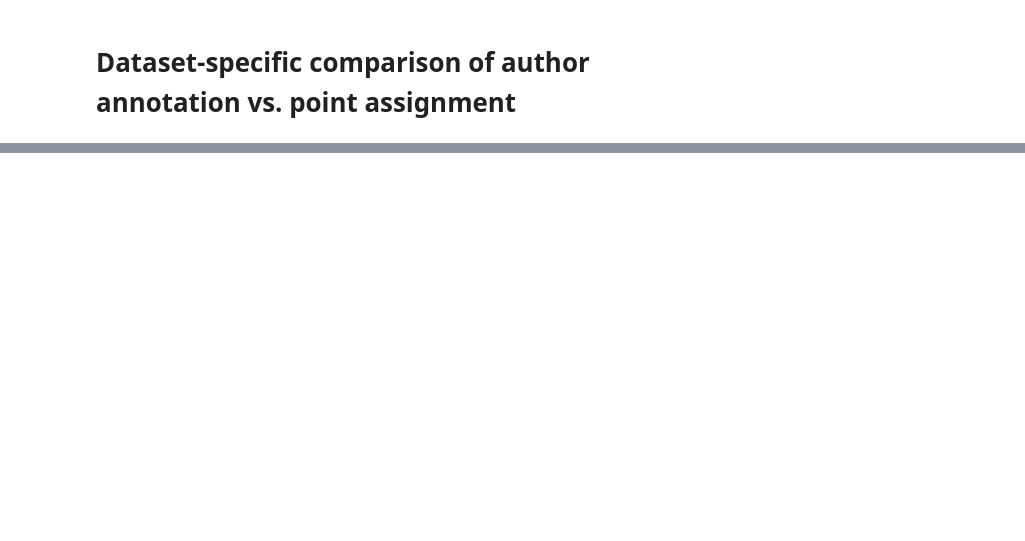
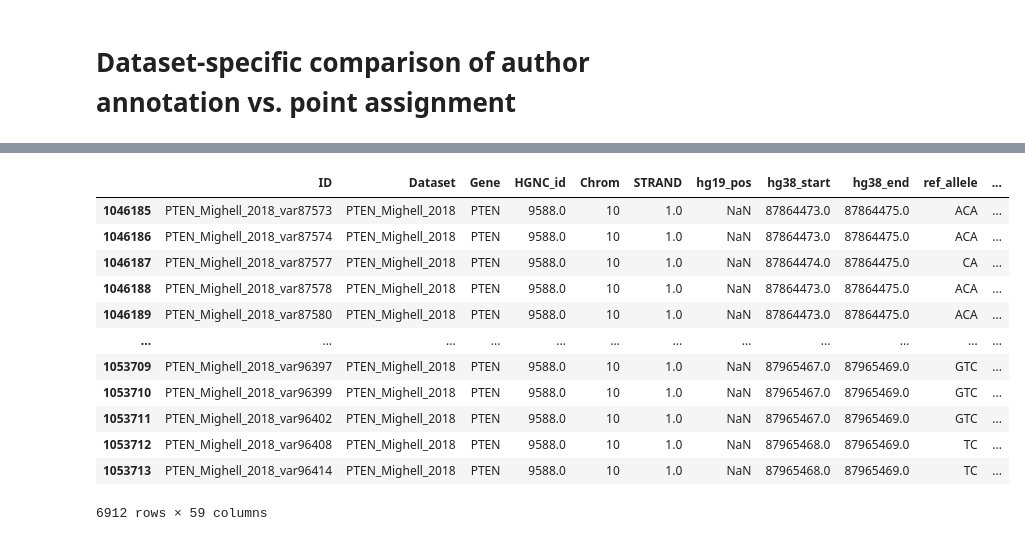
Before and after one commit to Dzeiberg/pillar_project, a Jupyter notebook: 11_Summarize_Fits.ipynb, the cells around one changed output, grey strips where cells are left out. Saved outputs shown, nothing was run; the diff lists cells and outputs as text; code cells hidden in the pictures; blank space fills up the shorter version.

```diff
--- a/11_Summarize_Fits.ipynb
+++ b/11_Summarize_Fits.ipynb
@@ -8,5 +8,6 @@ from pathlib import Path
 import json
 # %%
 dataframe = pd.read_csv("files/dataframe/pillar_data_clinvar38_annotated_final_v14_spliceai_032525.csv")
+dataframe = dataframe.assign(auth_reported_score=pd.to_numeric(dataframe.auth_reported_score, errors='coerce'))
 # %%
 summaries_path = Path("files/model_selection_04_03_2025_P3_summaries/")
@@ -169,0 +269,16 @@ plt.show()
+# %%
+filtered_df
+# %% [output]
+|  | ID | Dataset | Gene | HGNC_id | Chrom | STRAND | hg19_pos | hg38_start | hg38_end | ref_allele | ... |
+| 1046185 | PTEN_Mighell_2018_var87573 | PTEN_Mighell_2018 | PTEN | 9588.0 | 10 | 1.0 | NaN | 87864473.0 | 87864475.0 | ACA | ... |
+| 1046186 | PTEN_Mighell_2018_var87574 | PTEN_Mighell_2018 | PTEN | 9588.0 | 10 | 1.0 | NaN | 87864473.0 | 87864475.0 | ACA | ... |
+| 1046187 | PTEN_Mighell_2018_var87577 | PTEN_Mighell_2018 | PTEN | 9588.0 | 10 | 1.0 | NaN | 87864474.0 | 87864475.0 | CA | ... |
+| 1046188 | PTEN_Mighell_2018_var87578 | PTEN_Mighell_2018 | PTEN | 9588.0 | 10 | 1.0 | NaN | 87864473.0 | 87864475.0 | ACA | ... |
+| 1046189 | PTEN_Mighell_2018_var87580 | PTEN_Mighell_2018 | PTEN | 9588.0 | 10 | 1.0 | NaN | 87864473.0 | 87864475.0 | ACA | ... |
+| ... | ... | ... | ... | ... | ... | ... | ... | ... | ... | ... | ... |
+| 1053709 | PTEN_Mighell_2018_var96397 | PTEN_Mighell_2018 | PTEN | 9588.0 | 10 | 1.0 | NaN | 87965467.0 | 87965469.0 | GTC | ... |
+| 1053710 | PTEN_Mighell_2018_var96399 | PTEN_Mighell_2018 | PTEN | 9588.0 | 10 | 1.0 | NaN | 87965467.0 | 87965469.0 | GTC | ... |
+| 1053711 | PTEN_Mighell_2018_var96402 | PTEN_Mighell_2018 | PTEN | 9588.0 | 10 | 1.0 | NaN | 87965467.0 | 87965469.0 | GTC | ... |
+| 1053712 | PTEN_Mighell_2018_var96408 | PTEN_Mighell_2018 | PTEN | 9588.0 | 10 | 1.0 | NaN | 87965468.0 | 87965469.0 | TC | ... |
+| 1053713 | PTEN_Mighell_2018_var96414 | PTEN_Mighell_2018 | PTEN | 9588.0 | 10 | 1.0 | NaN | 87965468.0 | 87965469.0 | TC | ... |
+6912 rows × 59 columns
```
Also changed, not shown: parts of 13 cells of this notebook.
